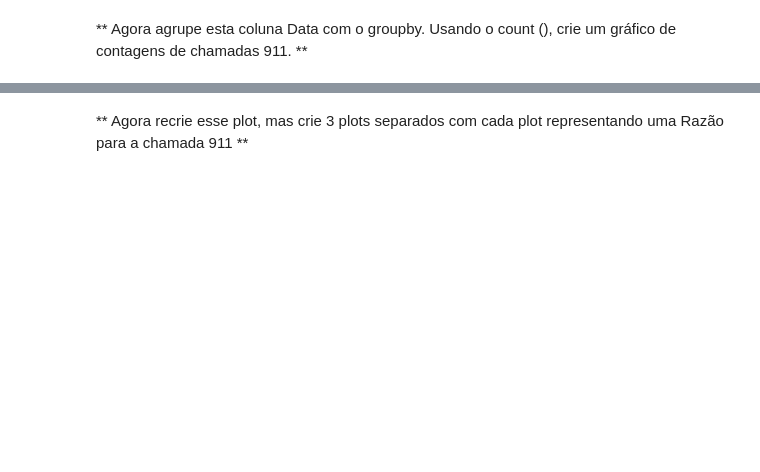
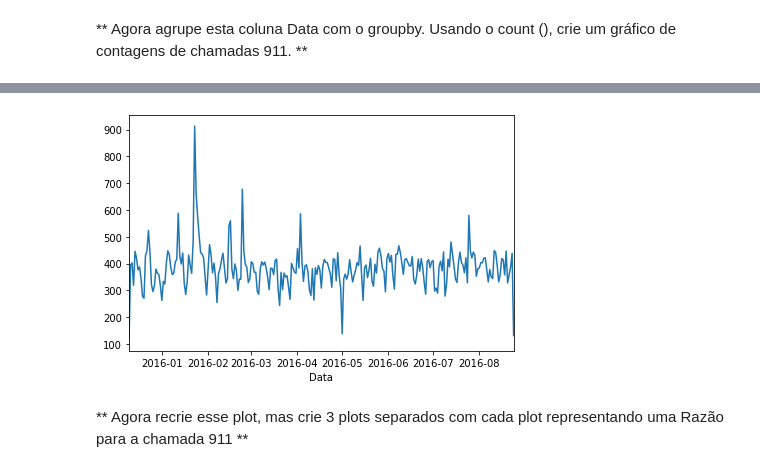
Before and after one commit to paulojuniore/DataScienceStudies, a Jupyter notebook: 4 - Projetos de análise de dados/Projeto - Ligações para o 911.ipynb, the cells around one changed output, grey strips where cells are left out. Saved outputs shown, nothing was run; the diff lists cells and outputs as text; code cells hidden in the pictures; blank space fills up the shorter version.

```diff
--- a/4 - Projetos de análise de dados/Projeto - Ligações para o 911.ipynb
+++ b/4 - Projetos de análise de dados/Projeto - Ligações para o 911.ipynb
@@ -247,0 +276,2 @@ _____
+# %%
+df['Data'] = df['timeStamp'].apply(lambda x: x.date())
@@ -253,2 +295,7 @@ _____
+# %%
+df.groupby('Data').count()['twp'].plot()
+plt.tight_layout()
+# %% [output]
+[figure, added]
 # %% [markdown]
 ** Agora recrie esse plot, mas crie 3 plots separados com cada plot representando uma Razão para a chamada 911 **
```
Also changed, not shown: parts of 16 cells of this notebook.
